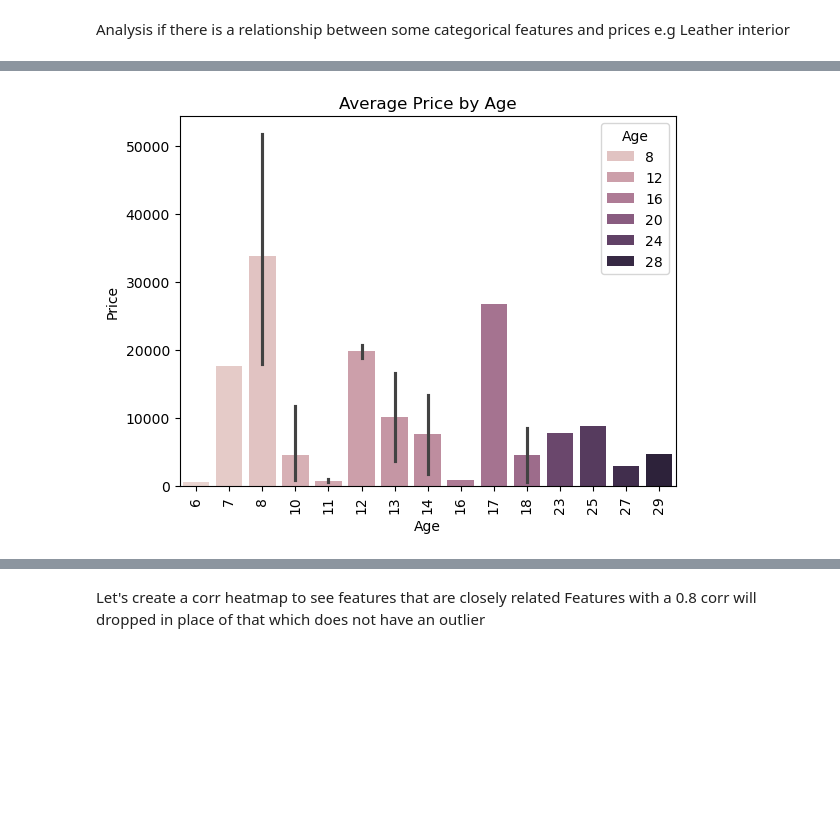
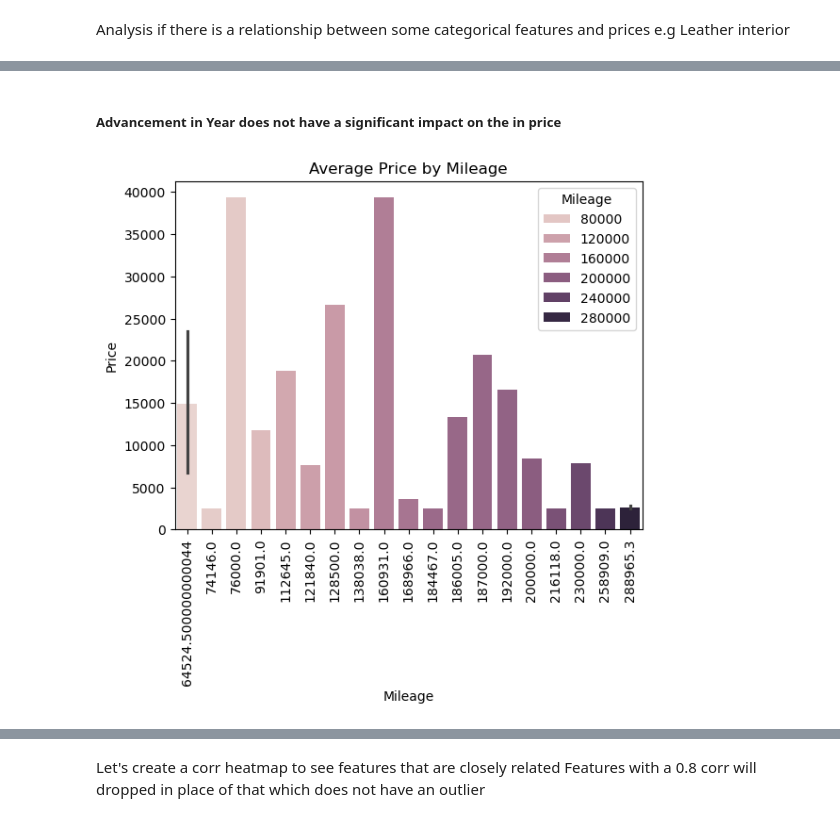
Before and after one commit to Aifedayo/data-science-maths, a Jupyter notebook: Projects/flask_server_car_price_pred_v2/model/car_price_prediction_model_v2.ipynb, the cells around one changed output, grey strips where cells are left out. Cells and saved outputs as stored; diff of their text form; code cells hidden in the pictures; blank space fills up the shorter version.

```diff
--- a/Projects/flask_server_car_price_pred_v2/model/car_price_prediction_model_v2.ipynb
+++ b/Projects/flask_server_car_price_pred_v2/model/car_price_prediction_model_v2.ipynb
@@ -162,8 +125,9 @@ df.groupby(['Manufacturer', 'Model', 'Prod._year'])['Levy'].value_counts().reset
 # Drop features that offer no trend or of no significant importance
 # Not dropping engine vol or turbo_engine because this is a used car and it most business settings, that affects its resale value
 # Drop the ID col and Doors cols ::: ID cols offers no value or trend, Doors col  is populated with the wrong data
-# Levy does not show a particular trend that the model can work with
-cols_to_drop = ['ID', 'Levy', 'Doors', 'Wheel', 'Drive_wheels', 'Color']
+# Dropping model as it has 1300+ categories and encoding label will cause dimensionality curse.¶
+
+cols_to_drop = ['ID', 'Doors', 'Wheel', 'Drive_wheels', 'Color']
 df = df.drop(cols_to_drop, axis=1)
 df
 # %% [output]
@@ -235,2 +191,0 @@ def get_and_remove_outliers(col, df):
-# %%
-df = get_and_remove_outliers(df=df, col='Mileage')
@@ -240,2 +191,0 @@ Lower limit: 42782.8
-# %%
-df = get_and_remove_outliers(df=df, col='Price')
@@ -312,9 +357,12 @@ Text(0.5, 1.0, 'Average Price by Leather Interior')
+# %% [markdown]
+##### Advancement in Year does not have a significant impact on the in price
 # %%
 
-sns.barplot(x='Age', y='Price', data=df.iloc[:25], estimator=np.mean, hue='Age')
-plt.title('Average Price by Age')
-plt.xticks(rotation=90);
+sns.barplot(x='Mileage', y='Price', data=df.iloc[:25], estimator=np.mean, hue='Mileage')
+plt.title('Average Price by Mileage')
+plt.xticks(rotation=90)
+plt.show();
 # %% [output]
-[figure, old version]
+[figure, new version]
 # %%
 
```
Also changed, not shown: parts of 65 cells of this notebook.
